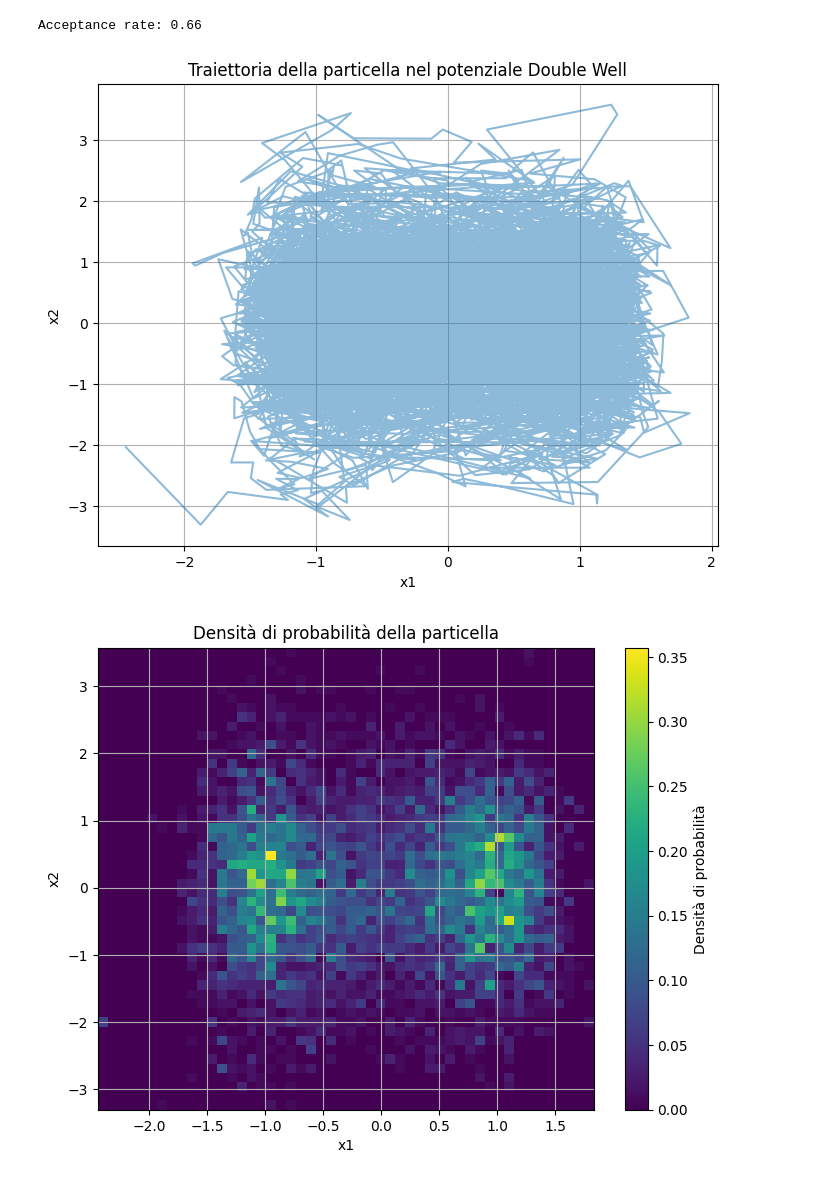
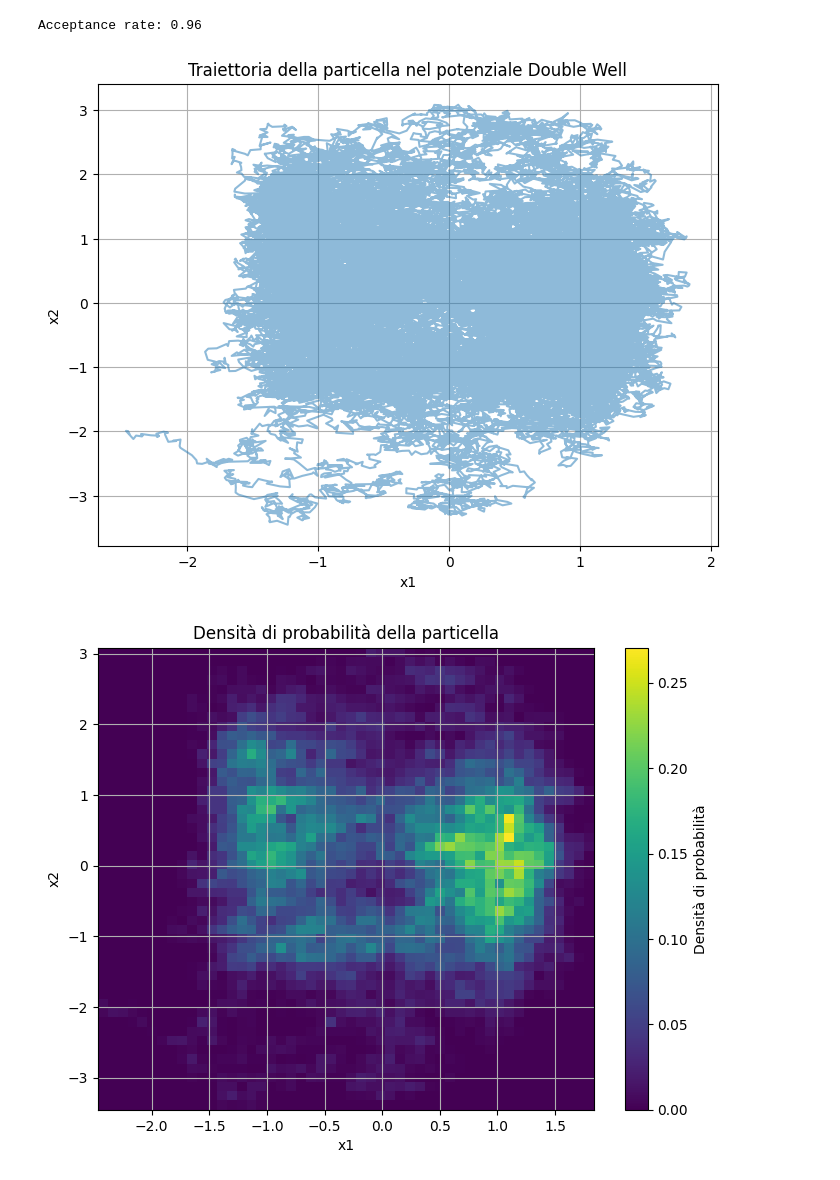
Before and after one commit to rpivi/JAX_Miscellany, a Jupyter notebook: JAX_Metropolis.ipynb, the cells around one changed output. Drawn from its saved outputs; the diff is of its cells as text; code cells hidden in the pictures.

```diff
--- a/JAX_Metropolis.ipynb
+++ b/JAX_Metropolis.ipynb
@@ -71,26 +71,26 @@ def run_simulation(key, D, T, n_steps, step_size=0.1):
 # %%
 #parametri della simulazione
 D = 2  # dimensioni
 T = 1.0  # temperatura
-n_steps = 10000  # numero di passi
-step_size = 0.5  # dimensione del passo
+n_steps = 70000  # numero di passi
+step_size = 0.05  # dimensione del passo
 
 #la simulazione
 key = jax.random.PRNGKey(0)
 trajectory, acceptance_rate = run_simulation(key, D, T, n_steps, step_size)
 print(f"Acceptance rate: {acceptance_rate:.2f}")
 
 #visualizzazione della traiettoria
 plt.figure(figsize=(8, 6))
 plt.plot(trajectory[:, 0], trajectory[:, 1], alpha=0.5)
 plt.title("Traiettoria della particella nel potenziale Double Well")
 plt.xlabel("x1")
 plt.ylabel("x2")
 plt.grid()
 plt.show()
 # %% [output]
-Acceptance rate: 0.66
+Acceptance rate: 0.96
-[figure, old version]
+[figure, new version]
 # %%
 #plot delle zone più visitate dalla particella:
 plt.figure(figsize=(8, 6))
@@ -102,4 +102,4 @@ plt.colorbar(label='Densità di probabilità')
 plt.grid()
 plt.show()
 # %% [output]
-[figure, old version]
+[figure, new version]
```
